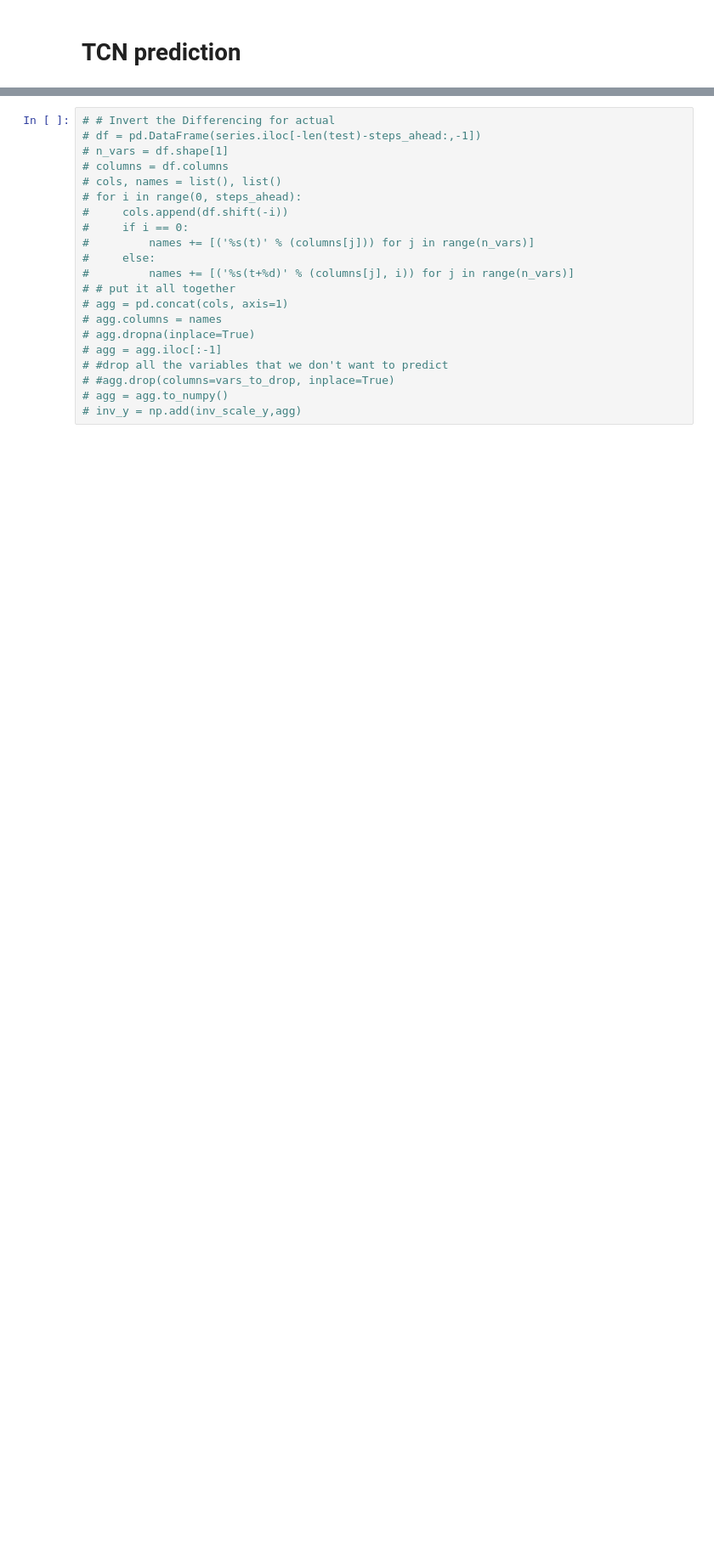
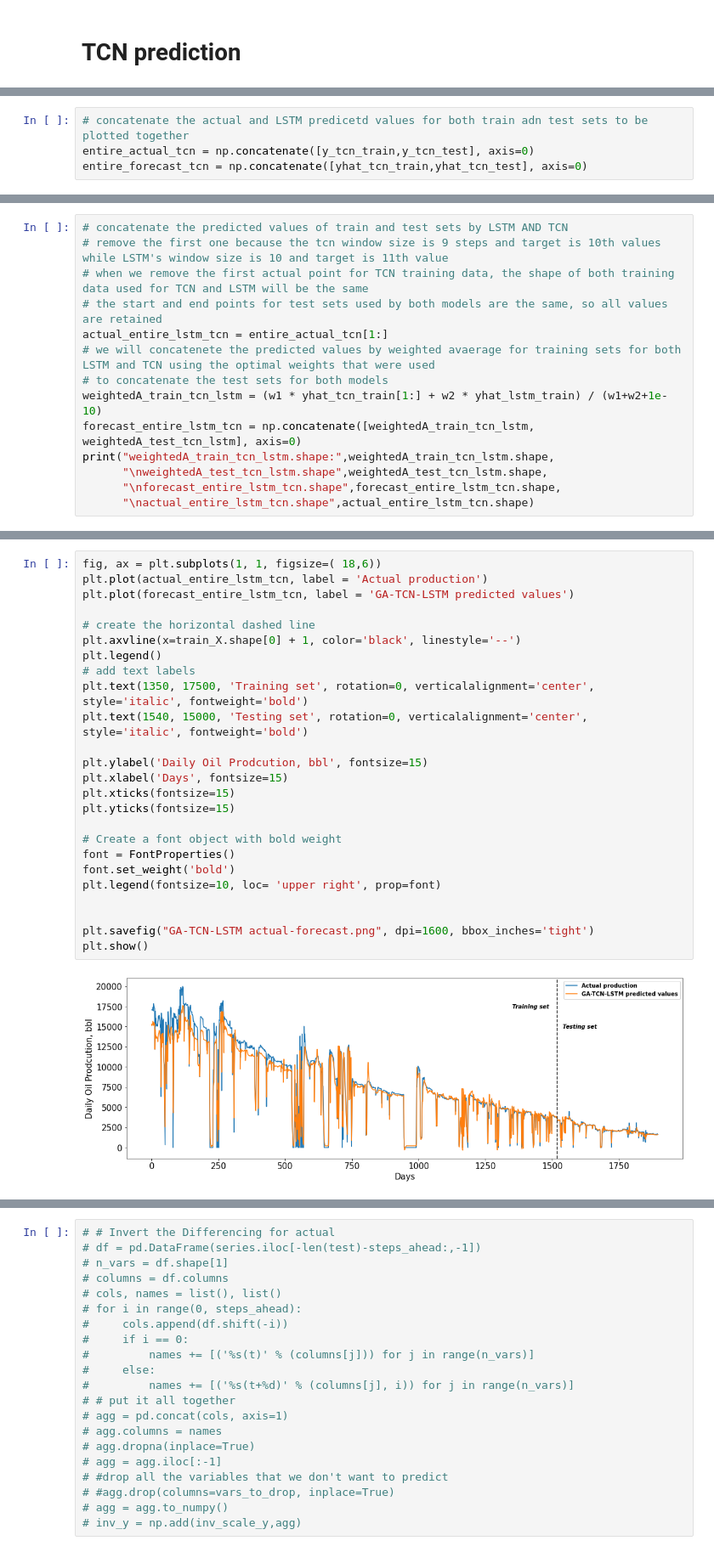
Before and after one commit to ashrafalaghbari/GA-TCN-LSTM, a Jupyter notebook: Optimal_TCN_LSTM_GA_single_step.ipynb, the cells around one changed output, grey strips where cells are left out. Shown at 85% size. Cells and saved outputs as stored; diff of their text form; blank space fills up the shorter version.

```diff
--- a/Optimal_TCN_LSTM_GA_single_step.ipynb
+++ b/Optimal_TCN_LSTM_GA_single_step.ipynb
@@ -915,0 +876,4 @@ Test wMAPE: 5.24666
+# %%
+# concatenate the actual and LSTM predicetd values for both train adn test sets to be plotted together
+entire_actual_tcn = np.concatenate([y_tcn_train,y_tcn_test], axis=0)
+entire_forecast_tcn = np.concatenate([yhat_tcn_train,yhat_tcn_test], axis=0)
@@ -915,0 +932,14 @@ Test wMAPE: 5.24666
+# %%
+# concatenate the predicted values of train and test sets by LSTM AND TCN
+# remove the first one because the tcn window size is 9 steps and target is 10th values while LSTM's window size is 10 and target is 11th value
+# when we remove the first actual point for TCN training data, the shape of both training data used for TCN and LSTM will be the same
+# the start and end points for test sets used by both models are the same, so all values are retained
+actual_entire_lstm_tcn = entire_actual_tcn[1:]
+# we will concatenete the predicted values by weighted avaerage for training sets for both LSTM and TCN using the optimal weights that were used
+# to concatenate the test sets for both models
+weightedA_train_tcn_lstm = (w1 * yhat_tcn_train[1:] + w2 * yhat_lstm_train) / (w1+w2+1e-10)
+forecast_entire_lstm_tcn = np.concatenate([weightedA_train_tcn_lstm, weightedA_test_tcn_lstm], axis=0)
+print("weightedA_train_tcn_lstm.shape:",weightedA_train_tcn_lstm.shape,
+      "\nweightedA_test_tcn_lstm.shape",weightedA_test_tcn_lstm.shape,
+      "\nforecast_entire_lstm_tcn.shape",forecast_entire_lstm_tcn.shape,
+      "\nactual_entire_lstm_tcn.shape",actual_entire_lstm_tcn.shape)
@@ -915,0 +951,27 @@ Test wMAPE: 5.24666
+# %%
+fig, ax = plt.subplots(1, 1, figsize=( 18,6))
+plt.plot(actual_entire_lstm_tcn, label = 'Actual production')
+plt.plot(forecast_entire_lstm_tcn, label = 'GA-TCN-LSTM predicted values')
+
+# create the horizontal dashed line
+plt.axvline(x=train_X.shape[0] + 1, color='black', linestyle='--')
+plt.legend()
+# add text labels
+plt.text(1350, 17500, 'Training set', rotation=0, verticalalignment='center', style='italic', fontweight='bold')
+plt.text(1540, 15000, 'Testing set', rotation=0, verticalalignment='center', style='italic', fontweight='bold')
+
+plt.ylabel('Daily Oil Prodcution, bbl', fontsize=15)
+plt.xlabel('Days', fontsize=15)
+plt.xticks(fontsize=15)
+plt.yticks(fontsize=15)
+
+# Create a font object with bold weight
+font = FontProperties()
+font.set_weight('bold')
+plt.legend(fontsize=10, loc= 'upper right', prop=font)
+
+
+plt.savefig("GA-TCN-LSTM actual-forecast.png", dpi=1600, bbox_inches='tight')
+plt.show()
+# %% [output]
+[figure, added]
```
Also changed, not shown: parts of 25 cells of this notebook.
